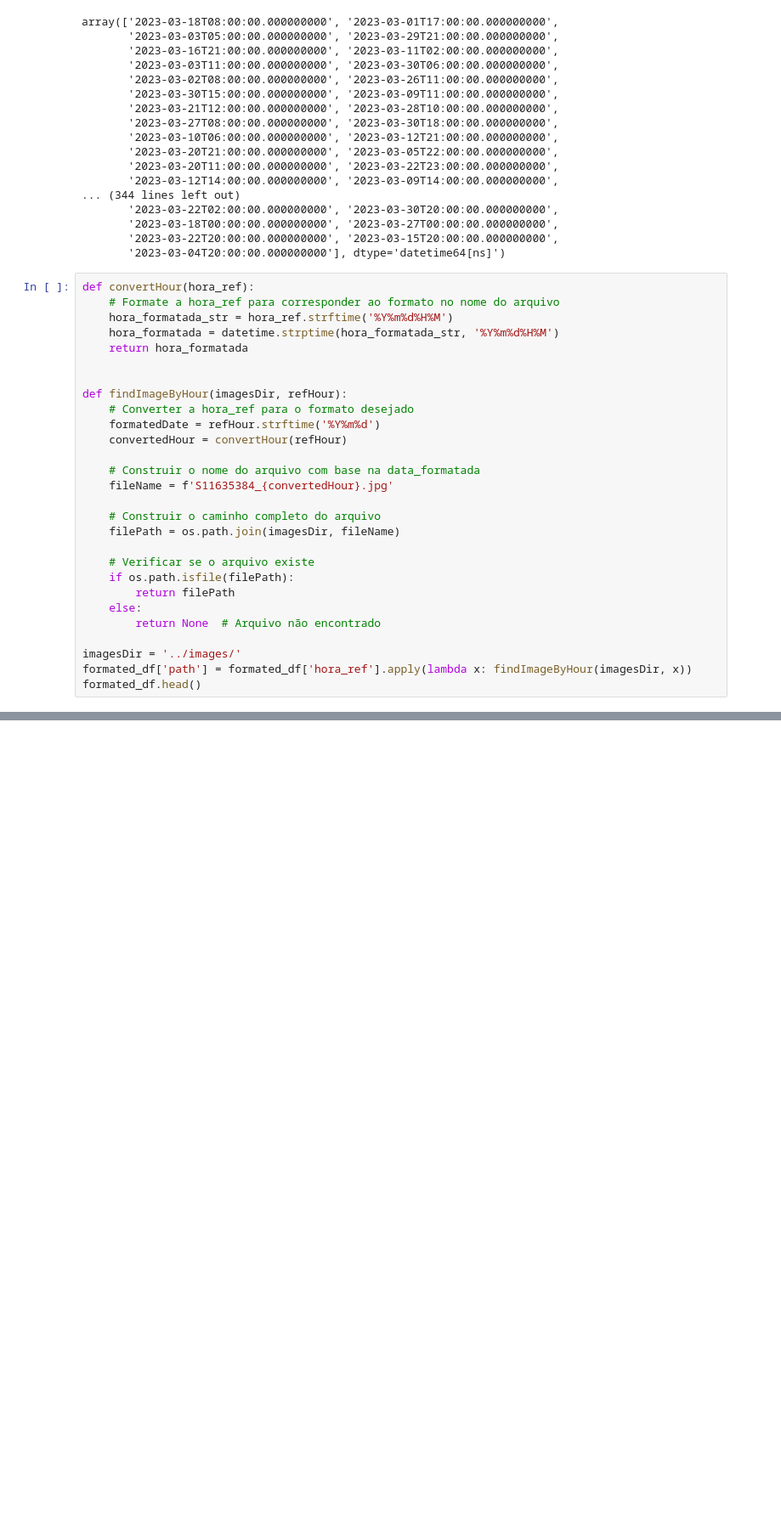
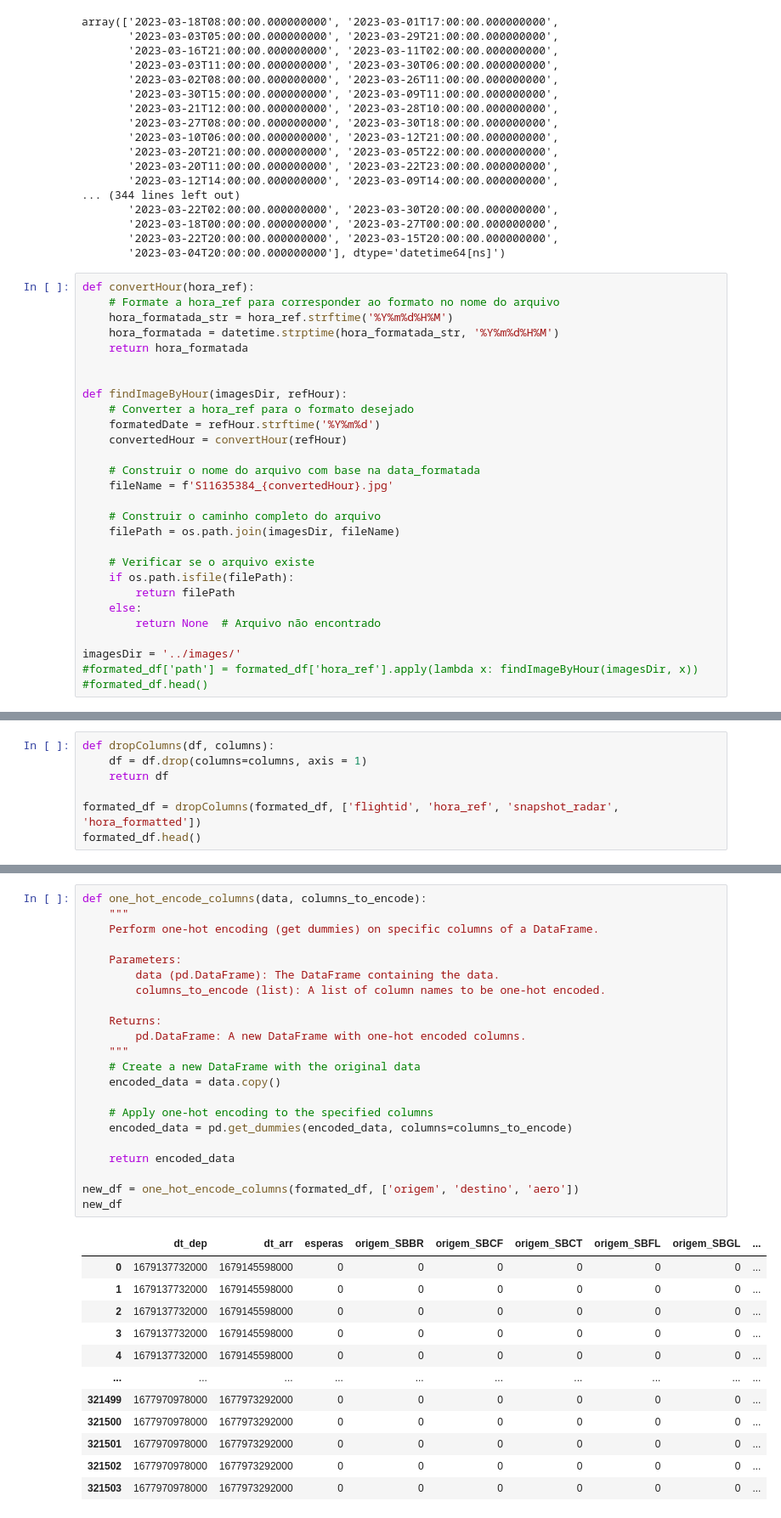
Before and after one commit to lucasgstumpf/DSC-ITA-2023, a Jupyter notebook: src/merge.ipynb, the cells around one changed output, grey strips where cells are left out. Shown: that part at 85% size. Saved outputs shown, nothing was run; the diff lists cells and outputs as text; blank space fills up the shorter version.

```diff
--- a/src/merge.ipynb
+++ b/src/merge.ipynb
@@ -211,5 +214,5 @@ def findImageByHour(imagesDir, refHour):
         return None  # Arquivo não encontrado
 
 imagesDir = '../images/'
-formated_df['path'] = formated_df['hora_ref'].apply(lambda x: findImageByHour(imagesDir, x))
-formated_df.head()
+#formated_df['path'] = formated_df['hora_ref'].apply(lambda x: findImageByHour(imagesDir, x))
+#formated_df.head()
@@ -226,0 +221,7 @@ array([None], dtype=object)
+# %%
+def dropColumns(df, columns):
+    df = df.drop(columns=columns, axis = 1)
+    return df
+
+formated_df = dropColumns(formated_df, ['flightid', 'hora_ref', 'snapshot_radar', 'hora_formatted'])
+formated_df.head()
@@ -226,0 +235,35 @@ array([None], dtype=object)
+# %%
+def one_hot_encode_columns(data, columns_to_encode):
+    """
+    Perform one-hot encoding (get dummies) on specific columns of a DataFrame.
+
+    Parameters:
+        data (pd.DataFrame): The DataFrame containing the data.
+        columns_to_encode (list): A list of column names to be one-hot encoded.
+
+    Returns:
+        pd.DataFrame: A new DataFrame with one-hot encoded columns.
+    """
+    # Create a new DataFrame with the original data
+    encoded_data = data.copy()
+
+    # Apply one-hot encoding to the specified columns
+    encoded_data = pd.get_dummies(encoded_data, columns=columns_to_encode)
+
+    return encoded_data
+
+new_df = one_hot_encode_columns(formated_df, ['origem', 'destino', 'aero'])
+new_df
+# %% [output]
+|  | dt_dep | dt_arr | esperas | origem_SBBR | origem_SBCF | origem_SBCT | origem_SBFL | origem_SBGL | ... |
+| 0 | 1679137732000 | 1679145598000 | 0 | 0 | 0 | 0 | 0 | 0 | ... |
+| 1 | 1679137732000 | 1679145598000 | 0 | 0 | 0 | 0 | 0 | 0 | ... |
+| 2 | 1679137732000 | 1679145598000 | 0 | 0 | 0 | 0 | 0 | 0 | ... |
+| 3 | 1679137732000 | 1679145598000 | 0 | 0 | 0 | 0 | 0 | 0 | ... |
+| 4 | 1679137732000 | 1679145598000 | 0 | 0 | 0 | 0 | 0 | 0 | ... |
+| ... | ... | ... | ... | ... | ... | ... | ... | ... | ... |
+| 321499 | 1677970978000 | 1677973292000 | 0 | 0 | 0 | 0 | 0 | 0 | ... |
+| 321500 | 1677970978000 | 1677973292000 | 0 | 0 | 0 | 0 | 0 | 0 | ... |
+| 321501 | 1677970978000 | 1677973292000 | 0 | 0 | 0 | 0 | 0 | 0 | ... |
+| 321502 | 1677970978000 | 1677973292000 | 0 | 0 | 0 | 0 | 0 | 0 | ... |
+| 321503 | 1677970978000 | 1677973292000 | 0 | 0 | 0 | 0 | 0 | 0 | ... |
```
Also changed, not shown: parts of 10 cells of this notebook, 1 other file.
